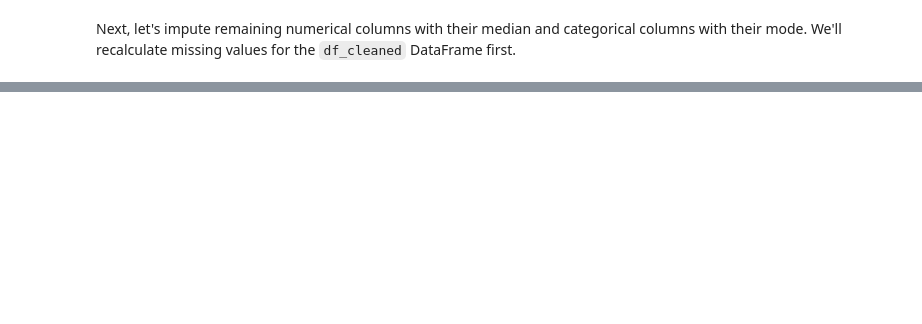
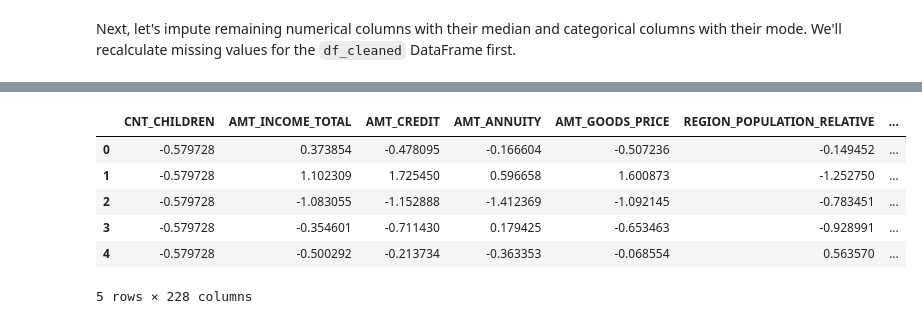
Before and after one commit to spdb9876/loan-default-prediction, a Jupyter notebook: 01_data_wrangling.ipynb, the cells around one changed output, grey strips where cells are left out. Cells and saved outputs as stored; diff of their text form; code cells hidden in the pictures; blank space fills up the shorter version.

```diff
--- a/01_data_wrangling.ipynb
+++ b/01_data_wrangling.ipynb
@@ -208,0 +361,16 @@ display(df_cleaned[numerical_cols].sample(5).describe())
+# %%
+
+# Feature engineering
+
+# Create new features
+# Family-related features
+df_cleaned['CHILDREN_RATIO'] = df_cleaned['CNT_CHILDREN'] / df_cleaned['CNT_FAM_MEMBERS']
+
+# Financial ratios
+df_cleaned['ANNUITY_INCOME_RATIO'] = df_cleaned['AMT_ANNUITY'] / df_cleaned['AMT_INCOME_TOTAL']
+df_cleaned['CREDIT_INCOME_RATIO'] = df_cleaned['AMT_CREDIT'] / df_cleaned['AMT_INCOME_TOTAL']
+df_cleaned['CREDIT_GOODS_RATIO'] = df_cleaned['AMT_CREDIT'] / df_cleaned['AMT_GOODS_PRICE']
+
+print("New feature columns added successfully!")
+print("Displaying the first 5 rows with new features:")
+display(df_cleaned[['CHILDREN_RATIO', 'ANNUITY_INCOME_RATIO', 'CREDIT_INCOME_RATIO', 'CREDIT_GOODS_RATIO']].head())
@@ -208,0 +386,56 @@ display(df_cleaned[numerical_cols].sample(5).describe())
+# %%
+from sklearn.preprocessing import OneHotEncoder, StandardScaler
+from sklearn.compose import ColumnTransformer
+from sklearn.pipeline import Pipeline
+import numpy as np
+
+# Separate target variable if it exists
+X = df_cleaned.drop('TARGET', axis=1, errors='ignore')
+y = df_cleaned['TARGET'] if 'TARGET' in df_cleaned.columns else None
+
+# Identify numerical and categorical columns
+numerical_cols = X.select_dtypes(include=np.number).columns.tolist()
+categorical_cols = X.select_dtypes(include='object').columns.tolist()
+
+# Exclude 'SK_ID_CURR' from numerical columns as it's an identifier
+if 'SK_ID_CURR' in numerical_cols:
+    numerical_cols.remove('SK_ID_CURR')
+
+print(f"Numerical columns identified: {numerical_cols[:5]}...")
+print(f"Categorical columns identified: {categorical_cols[:5]}...")
+
+# Create preprocessing pipelines for numerical and categorical features
+numerical_transformer = Pipeline(steps=[
+    ('scaler', StandardScaler())
+])
+
+categorical_transformer = Pipeline(steps=[
+    ('onehot', OneHotEncoder(handle_unknown='ignore'))
+])
+
+# Create a column transformer to apply different transformations to different columns
+preprocessor = ColumnTransformer(
+    transformers=[
+        ('num', numerical_transformer, numerical_cols),
+        ('cat', categorical_transformer, categorical_cols)
+    ])
+
+# Apply the preprocessing steps
+X_processed = preprocessor.fit_transform(X)
+
+# If we want to convert X_processed back to a DataFrame (useful for inspection, but can be memory intensive for sparse matrices)
+# Get feature names after one-hot encoding
+encoded_feature_names = preprocessor.named_transformers_['cat']['onehot'].get_feature_names_out(categorical_cols)
+new_column_names = numerical_cols + list(encoded_feature_names)
+
+# Convert to DataFrame - handle sparse matrix if necessary
+if isinstance(X_processed, np.ndarray):
+    X_processed_df = pd.DataFrame(X_processed, columns=new_column_names, index=X.index)
+else: # Assuming it's a sparse matrix
+    X_processed_df = pd.DataFrame(X_processed.toarray(), columns=new_column_names, index=X.index)
+
+print("\nData preprocessing (encoding and scaling) complete!")
+print(f"Shape of processed data: {X_processed_df.shape}")
+print("First 5 rows of processed data:")
+display(X_processed_df.head())
+# %% [output]
@@ -208,0 +448,7 @@ display(df_cleaned[numerical_cols].sample(5).describe())
+|  | CNT_CHILDREN | AMT_INCOME_TOTAL | AMT_CREDIT | AMT_ANNUITY | AMT_GOODS_PRICE | REGION_POPULATION_RELATIVE | ... |
+| 0 | -0.579728 | 0.373854 | -0.478095 | -0.166604 | -0.507236 | -0.149452 | ... |
+| 1 | -0.579728 | 1.102309 | 1.725450 | 0.596658 | 1.600873 | -1.252750 | ... |
+| 2 | -0.579728 | -1.083055 | -1.152888 | -1.412369 | -1.092145 | -0.783451 | ... |
+| 3 | -0.579728 | -0.354601 | -0.711430 | 0.179425 | -0.653463 | -0.928991 | ... |
+| 4 | -0.579728 | -0.500292 | -0.213734 | -0.363353 | -0.068554 | 0.563570 | ... |
+5 rows × 228 columns
```
Also changed, not shown: parts of 12 cells of this notebook.
